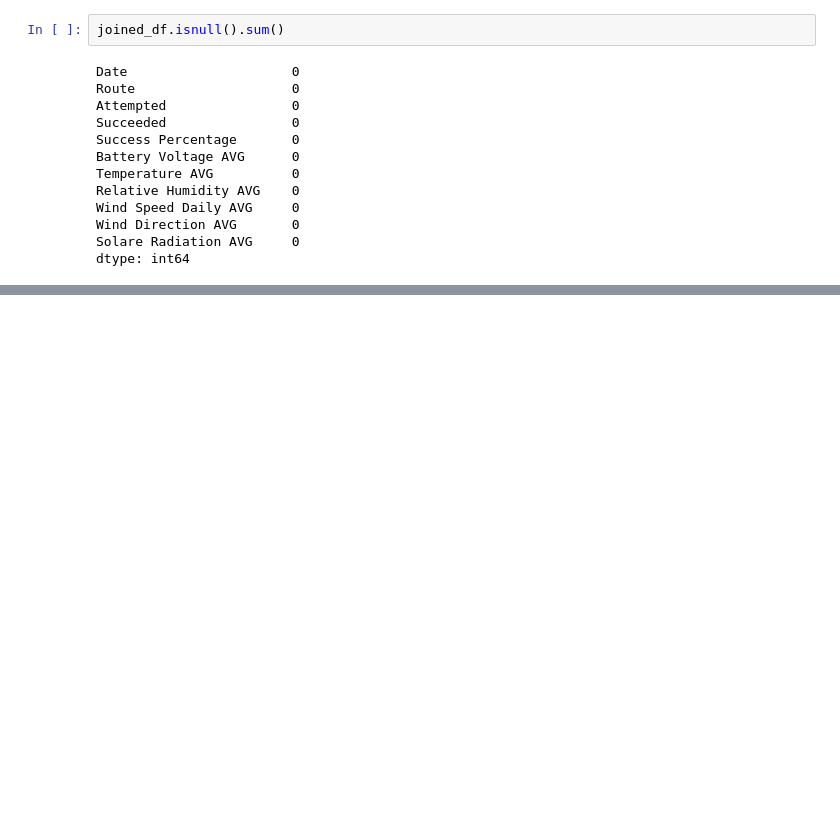
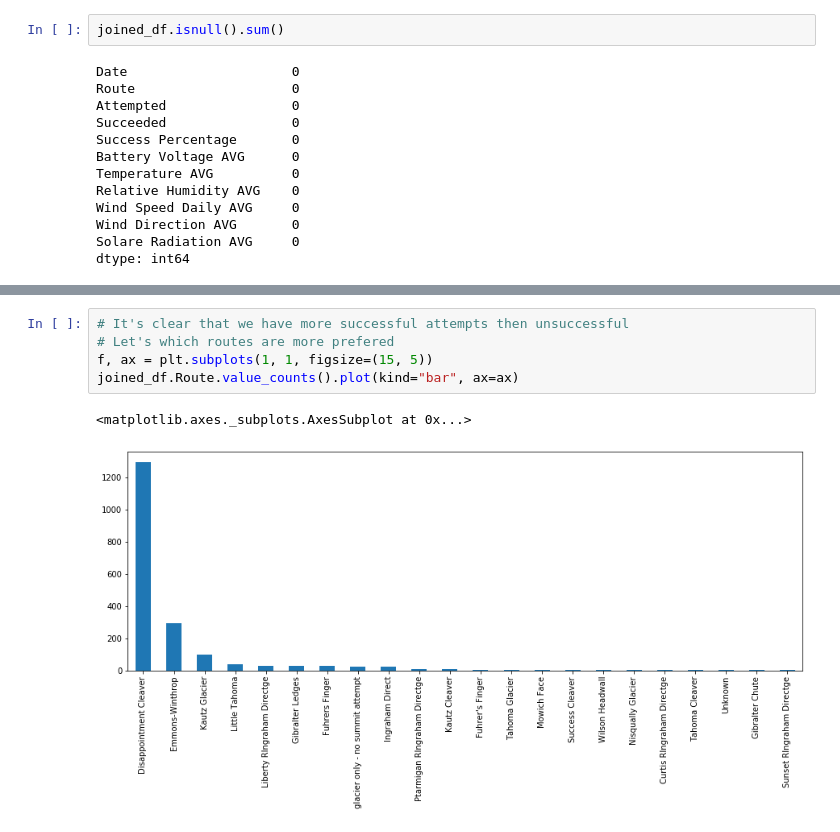
Before and after one commit to sharangnimbalkar/Python, a Jupyter notebook: Final_Project.ipynb, the cells around one changed output, grey strips where cells are left out. Cells and saved outputs as stored; diff of their text form; blank space fills up the shorter version.

```diff
--- a/Final_Project.ipynb
+++ b/Final_Project.ipynb
@@ -126,0 +157,8 @@ dtype: int64
+# %%
+# It's clear that we have more successful attempts then unsuccessful
+# Let's which routes are more prefered
+f, ax = plt.subplots(1, 1, figsize=(15, 5))
+joined_df.Route.value_counts().plot(kind="bar", ax=ax)
+# %% [output]
+<matplotlib.axes._subplots.AxesSubplot at 0x...>
+[figure, added]
```
Also changed, not shown: parts of 11 cells of this notebook.
